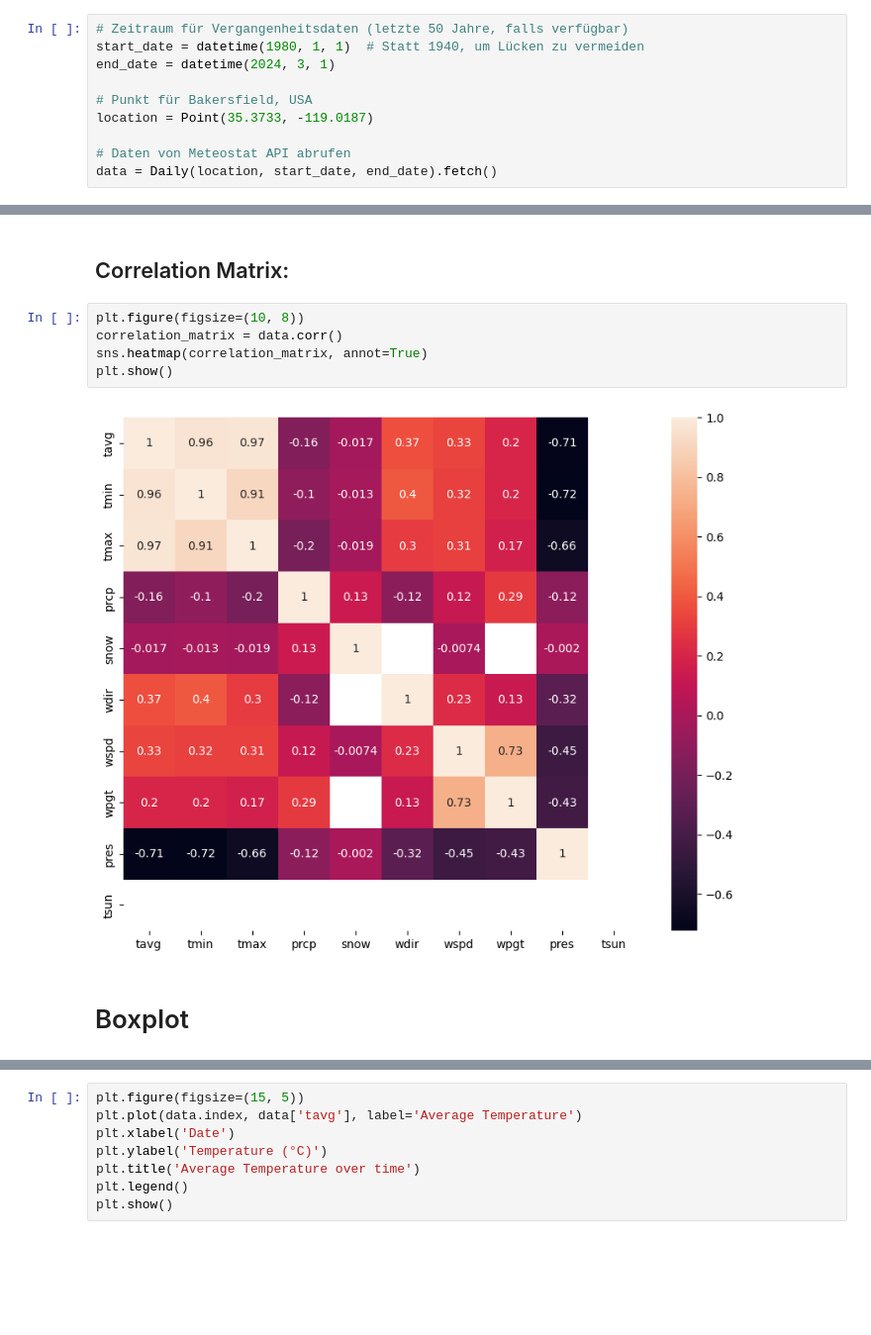
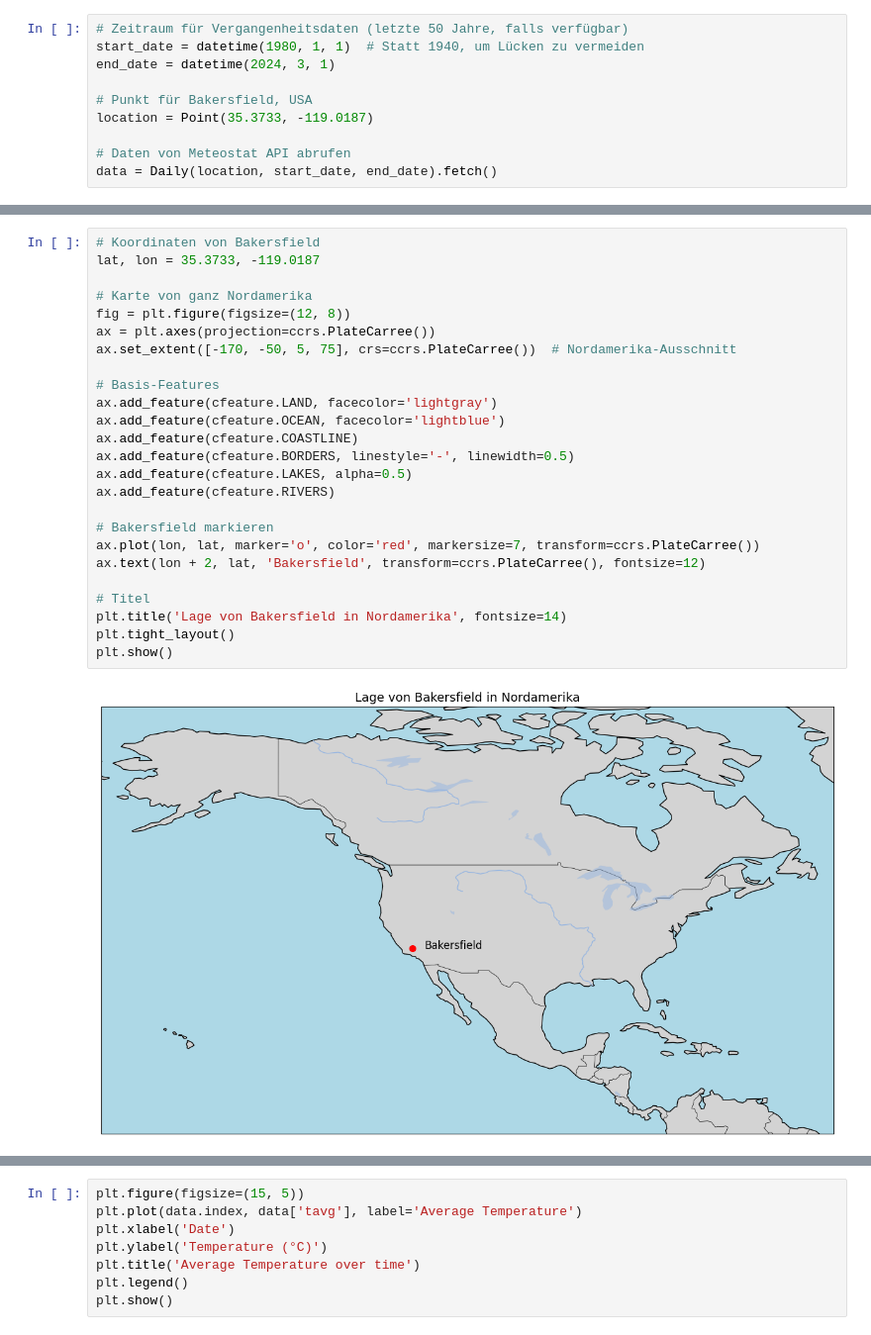
Before and after one commit to gurkewasser/spz_mc, a Jupyter notebook: main_spz.ipynb, the cells around one changed output, grey strips where cells are left out. Shown at 99% size. Cells and saved outputs as stored; diff of their text form; blank space fills up the shorter version.

```diff
--- a/main_spz.ipynb
+++ b/main_spz.ipynb
@@ -81,11 +44,27 @@ plt.show()
-# %% [markdown]
-## Correlation Matrix:
-# %%
-plt.figure(figsize=(10, 8))
-correlation_matrix = data.corr()
-sns.heatmap(correlation_matrix, annot=True)
-plt.show()
-# %% [output]
-[figure, removed]
-# %% [markdown]
-# Boxplot
+# %%
+# Koordinaten von Bakersfield
+lat, lon = 35.3733, -119.0187
+
+# Karte von ganz Nordamerika
+fig = plt.figure(figsize=(12, 8))
+ax = plt.axes(projection=ccrs.PlateCarree())
+ax.set_extent([-170, -50, 5, 75], crs=ccrs.PlateCarree())  # Nordamerika-Ausschnitt
+
+# Basis-Features
+ax.add_feature(cfeature.LAND, facecolor='lightgray')
+ax.add_feature(cfeature.OCEAN, facecolor='lightblue')
+ax.add_feature(cfeature.COASTLINE)
+ax.add_feature(cfeature.BORDERS, linestyle='-', linewidth=0.5)
+ax.add_feature(cfeature.LAKES, alpha=0.5)
+ax.add_feature(cfeature.RIVERS)
+
+# Bakersfield markieren
+ax.plot(lon, lat, marker='o', color='red', markersize=7, transform=ccrs.PlateCarree())
+ax.text(lon + 2, lat, 'Bakersfield', transform=ccrs.PlateCarree(), fontsize=12)
+
+# Titel
+plt.title('Lage von Bakersfield in Nordamerika', fontsize=14)
+plt.tight_layout()
+plt.show()
+# %% [output]
+[figure, added]
```
Also changed, not shown: parts of 51 cells of this notebook, 6 other files.
